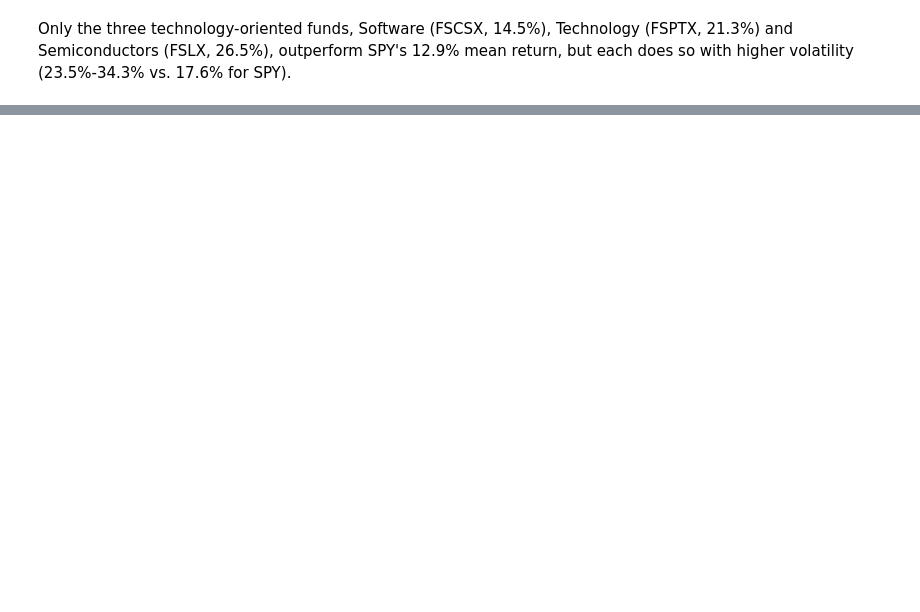
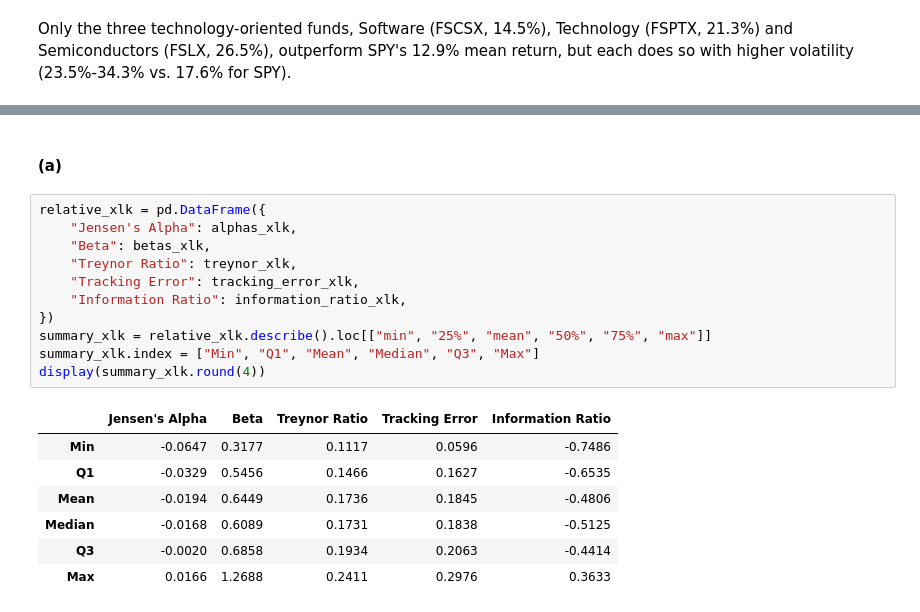
Before and after one commit to ctorello17/Project1, a Jupyter notebook: project1.ipynb, the cells around one changed output, grey strips where cells are left out. Saved outputs shown, nothing was run; the diff lists cells and outputs as text; blank space fills up the shorter version.

```diff
--- a/project1.ipynb
+++ b/project1.ipynb
@@ -307,0 +238,21 @@ summary
+# %% [markdown]
+#### (a)
+# %%
+relative_xlk = pd.DataFrame({
+    "Jensen's Alpha": alphas_xlk,
+    "Beta": betas_xlk,
+    "Treynor Ratio": treynor_xlk,
+    "Tracking Error": tracking_error_xlk,
+    "Information Ratio": information_ratio_xlk,
+})
+summary_xlk = relative_xlk.describe().loc[["min", "25%", "mean", "50%", "75%", "max"]]
+summary_xlk.index = ["Min", "Q1", "Mean", "Median", "Q3", "Max"]
+display(summary_xlk.round(4))
+# %% [output]
+|  | Jensen's Alpha | Beta | Treynor Ratio | Tracking Error | Information Ratio |
+| Min | -0.0647 | 0.3177 | 0.1117 | 0.0596 | -0.7486 |
+| Q1 | -0.0329 | 0.5456 | 0.1466 | 0.1627 | -0.6535 |
+| Mean | -0.0194 | 0.6449 | 0.1736 | 0.1845 | -0.4806 |
+| Median | -0.0168 | 0.6089 | 0.1731 | 0.1838 | -0.5125 |
+| Q3 | -0.0020 | 0.6858 | 0.1934 | 0.2063 | -0.4414 |
+| Max | 0.0166 | 1.2688 | 0.2411 | 0.2976 | 0.3633 |
```
Also changed, not shown: parts of 31 cells of this notebook.
